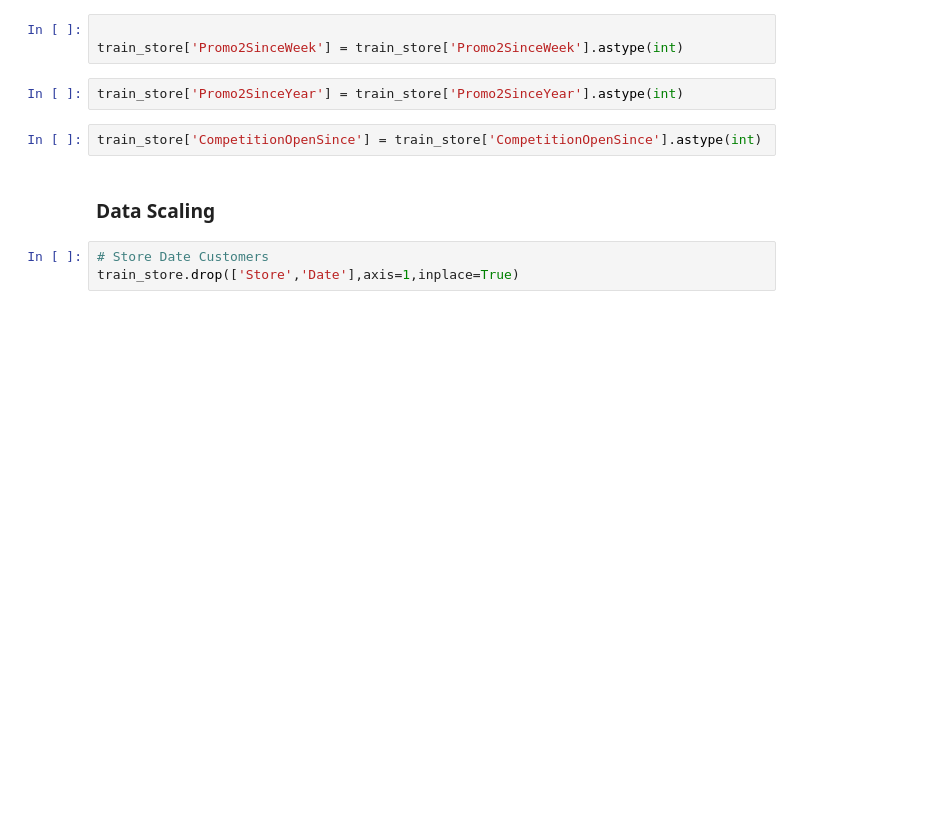
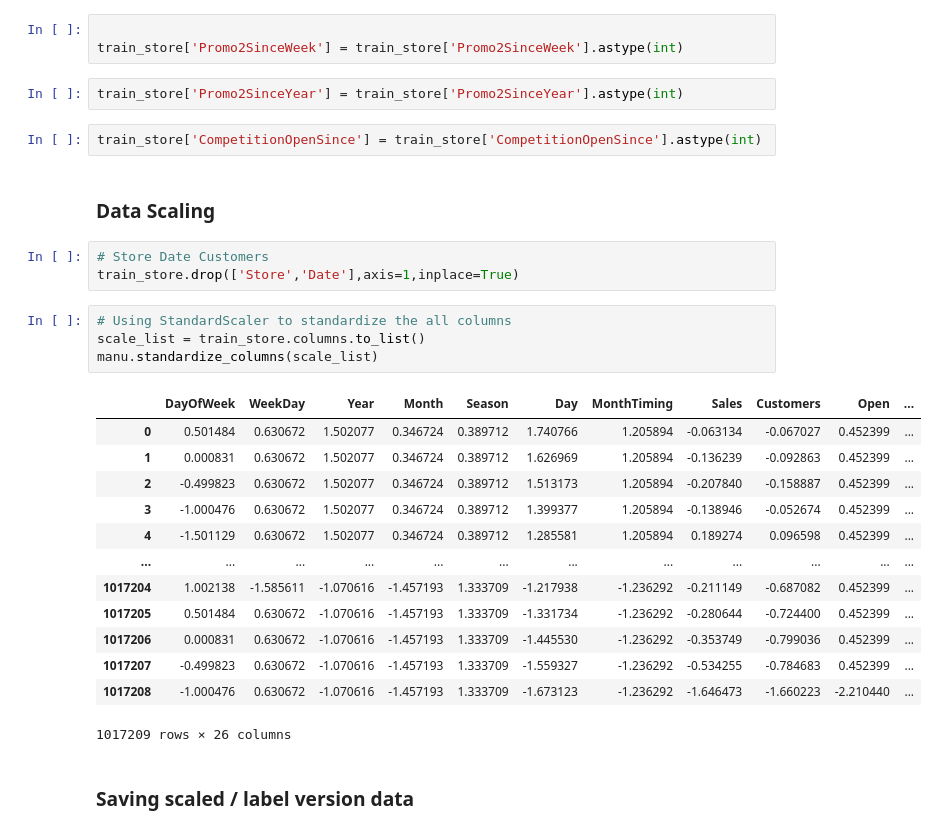
Before and after one commit to HenokD11/SalesPrediction, a Jupyter notebook: notebooks/ML_DataPrep.ipynb, the cells around one changed output. Drawn from its saved outputs; the diff is of its cells as text; blank space fills up the shorter version.

Commit message:
saving scaled data

```diff
--- a/notebooks/ML_DataPrep.ipynb
+++ b/notebooks/ML_DataPrep.ipynb
@@ -287,3 +287,23 @@ train_store['CompetitionOpenSince'] = train_store['CompetitionOpenSince'].astype
 # %%
 # Store Date Customers
 train_store.drop(['Store','Date'],axis=1,inplace=True)
+# %%
+# Using StandardScaler to standardize the all columns
+scale_list = train_store.columns.to_list()
+manu.standardize_columns(scale_list)
+# %% [output]
+|  | DayOfWeek | WeekDay | Year | Month | Season | Day | MonthTiming | Sales | Customers | Open | ... |
+| 0 | 0.501484 | 0.630672 | 1.502077 | 0.346724 | 0.389712 | 1.740766 | 1.205894 | -0.063134 | -0.067027 | 0.452399 | ... |
+| 1 | 0.000831 | 0.630672 | 1.502077 | 0.346724 | 0.389712 | 1.626969 | 1.205894 | -0.136239 | -0.092863 | 0.452399 | ... |
+| 2 | -0.499823 | 0.630672 | 1.502077 | 0.346724 | 0.389712 | 1.513173 | 1.205894 | -0.207840 | -0.158887 | 0.452399 | ... |
+| 3 | -1.000476 | 0.630672 | 1.502077 | 0.346724 | 0.389712 | 1.399377 | 1.205894 | -0.138946 | -0.052674 | 0.452399 | ... |
+| 4 | -1.501129 | 0.630672 | 1.502077 | 0.346724 | 0.389712 | 1.285581 | 1.205894 | 0.189274 | 0.096598 | 0.452399 | ... |
+| ... | ... | ... | ... | ... | ... | ... | ... | ... | ... | ... | ... |
+| 1017204 | 1.002138 | -1.585611 | -1.070616 | -1.457193 | 1.333709 | -1.217938 | -1.236292 | -0.211149 | -0.687082 | 0.452399 | ... |
+| 1017205 | 0.501484 | 0.630672 | -1.070616 | -1.457193 | 1.333709 | -1.331734 | -1.236292 | -0.280644 | -0.724400 | 0.452399 | ... |
+| 1017206 | 0.000831 | 0.630672 | -1.070616 | -1.457193 | 1.333709 | -1.445530 | -1.236292 | -0.353749 | -0.799036 | 0.452399 | ... |
+| 1017207 | -0.499823 | 0.630672 | -1.070616 | -1.457193 | 1.333709 | -1.559327 | -1.236292 | -0.534255 | -0.784683 | 0.452399 | ... |
+| 1017208 | -1.000476 | 0.630672 | -1.070616 | -1.457193 | 1.333709 | -1.673123 | -1.236292 | -1.646473 | -1.660223 | -2.210440 | ... |
+1017209 rows × 26 columns
+# %% [markdown]
+### Saving scaled / label version data
```
